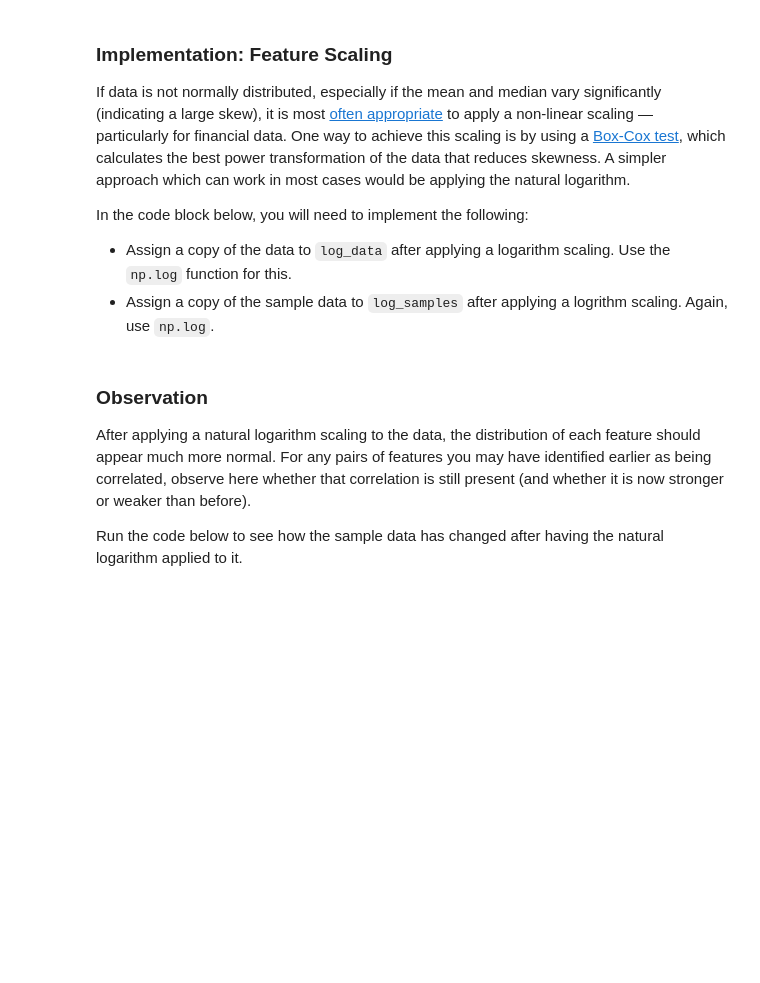
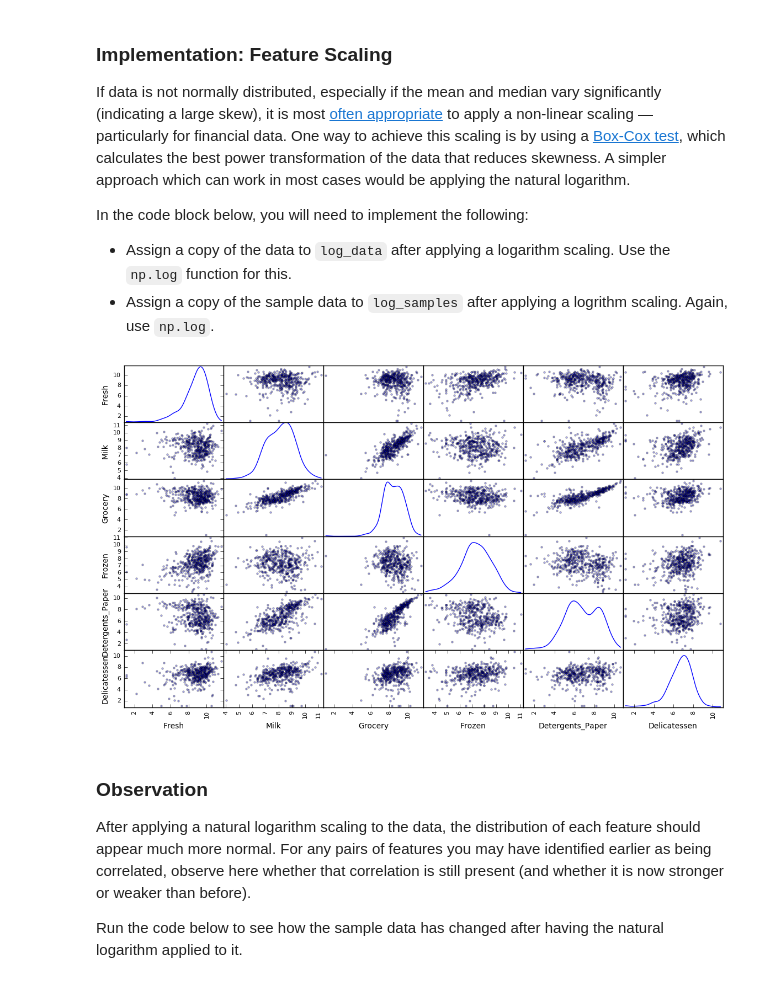
Before and after one commit to lambdaAgent/udacity_machine_learning, a Jupyter notebook: creating_customer_segments/customer_segments.ipynb, the cells around one changed output. Cells and saved outputs as stored; diff of their text form; code cells hidden in the pictures; blank space fills up the shorter version.

```diff
--- a/creating_customer_segments/customer_segments.ipynb
+++ b/creating_customer_segments/customer_segments.ipynb
@@ -135,14 +193,18 @@ In the code block below, you will need to implement the following:
  - Assign a copy of the data to `log_data` after applying a logarithm scaling. Use the `np.log` function for this.
  - Assign a copy of the sample data to `log_samples` after applying a logrithm scaling. Again, use `np.log`.
 # %%
+from scipy.stats import boxcox
+
 # TODO: Scale the data using the natural logarithm
-log_data = None
+log_data = np.log(data)
 
 # TODO: Scale the sample data using the natural logarithm
-log_samples = None
+log_samples = np.log(samples)
 
 # Produce a scatter matrix for each pair of newly-transformed features
 pd.scatter_matrix(log_data, alpha = 0.3, figsize = (14,8), diagonal = 'kde');
+# %% [output]
+[figure, added]
 # %% [markdown]
 ### Observation
 After applying a natural logarithm scaling to the data, the distribution of each feature should appear much more normal. For any pairs of features you may have identified earlier as being correlated, observe here whether that correlation is still present (and whether it is now stronger or weaker than before).
```
Also changed, not shown: parts of 32 cells of this notebook, 2 other files.
